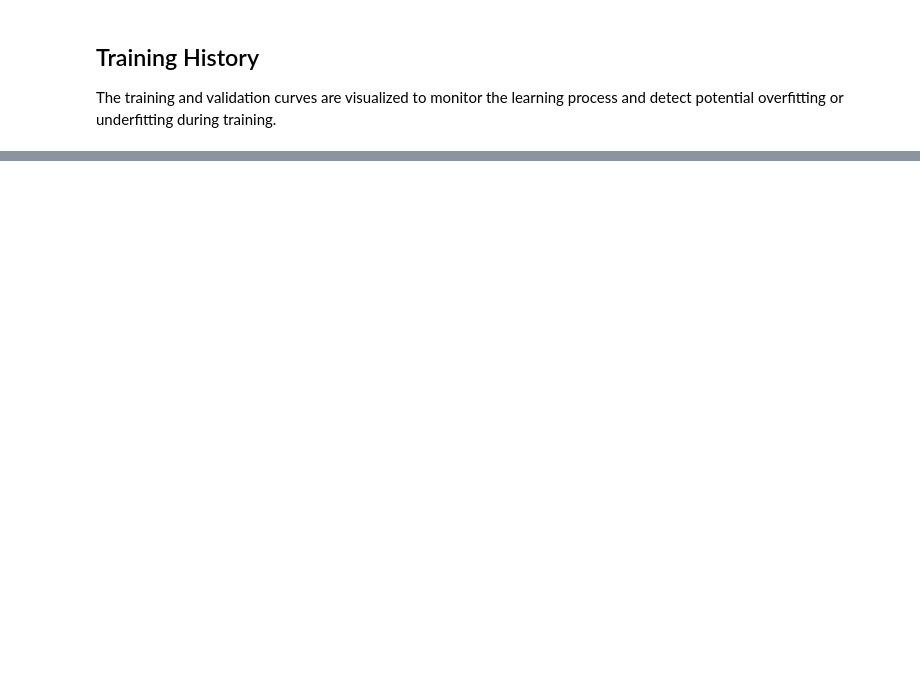
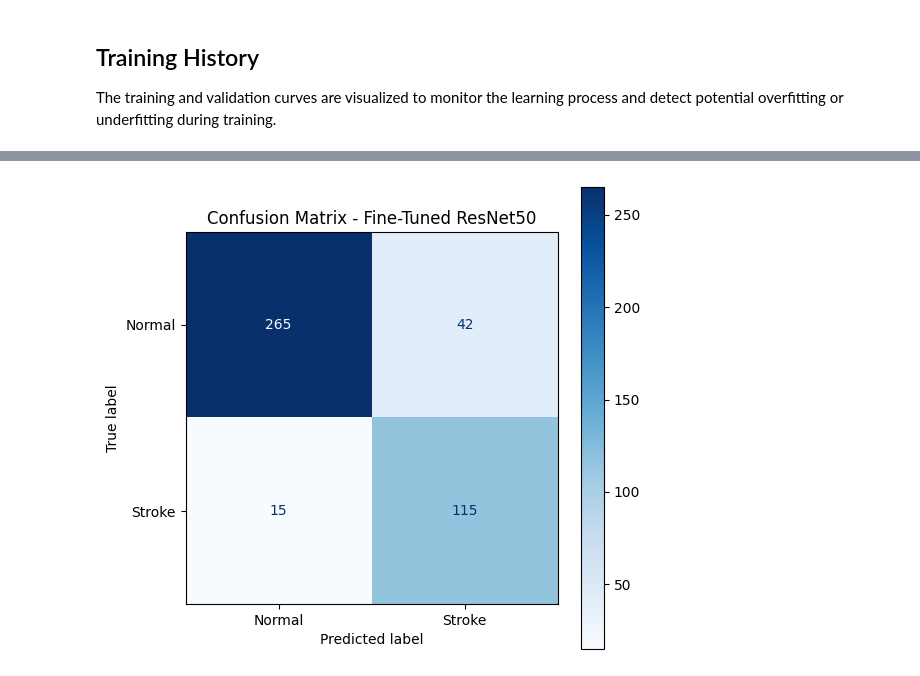
Before and after one commit to Moaz-Hassanein/Stroke-Risk-Prediction, a Jupyter notebook: Notebooks/6_CT_Model_Development.ipynb, the cells around one changed output, grey strips where cells are left out. Saved outputs shown, nothing was run; the diff lists cells and outputs as text; code cells hidden in the pictures; blank space fills up the shorter version.

Commit message:
Add ResNet50 fine-tuning

```diff
--- a/Notebooks/6_CT_Model_Development.ipynb
+++ b/Notebooks/6_CT_Model_Development.ipynb
@@ -504,0 +539,20 @@ weighted avg       0.83      0.81      0.82       437
+# %%
+fine_tune_checkpoint = ModelCheckpoint(
+    "best_resnet50_finetuned.keras",
+    monitor="val_loss",
+    save_best_only=True
+)
+
+fine_tune_callbacks = [
+    early_stopping,
+    fine_tune_checkpoint,
+    reduce_lr
+]
+# %%
+# Start Training
+fine_history = model.fit(
+    train_ds,
+    validation_data=val_ds,
+    epochs=FINE_TUNE_EPOCHS,
+    callbacks=fine_tune_callbacks
+)
@@ -504,0 +590,12 @@ weighted avg       0.83      0.81      0.82       437
+# %%
+# Predict probabilities
+y_prob = model.predict(test_ds)
+
+# Convert probabilities to class labels
+y_pred = (y_prob >= 0.5).astype(int)
+
+# True labels
+y_true = np.concatenate(
+    [labels for _, labels in test_ds],
+    axis=0
+).astype(int)
@@ -504,0 +604,15 @@ weighted avg       0.83      0.81      0.82       437
+# %%
+cm = confusion_matrix(y_true, y_pred)
+
+disp = ConfusionMatrixDisplay(
+    confusion_matrix=cm,
+    display_labels=["Normal", "Stroke"]
+)
+
+fig, ax = plt.subplots(figsize=(6,6))
+disp.plot(cmap="Blues", ax=ax)
+
+plt.title("Confusion Matrix - Fine-Tuned ResNet50")
+plt.show()
+# %% [output]
+[figure, added]
```
Also changed, not shown: parts of 33 cells of this notebook, 1 other file.
